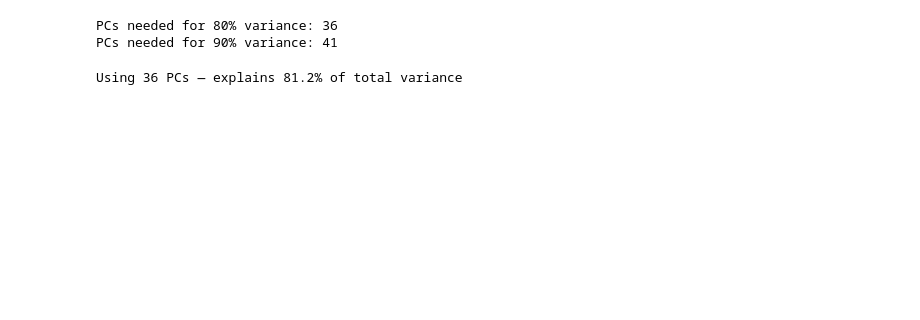
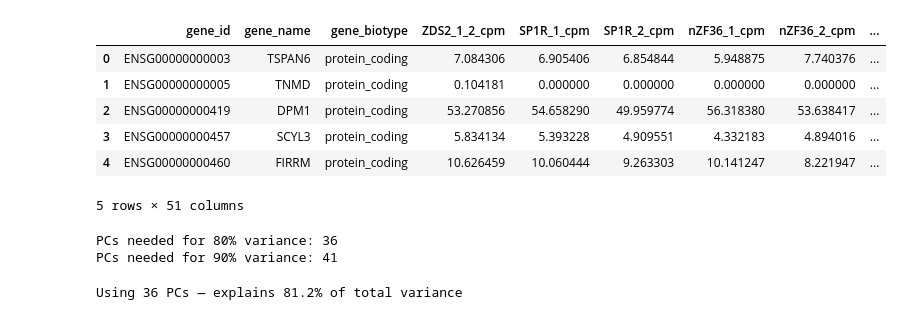
Before and after one commit to kbarker223/Genetic-Expression-Analysis, a Jupyter notebook: multi_dim_PCA.ipynb, the cells around one changed output. Drawn from its saved outputs; the diff is of its cells as text; code cells hidden in the pictures; blank space fills up the shorter version.

```diff
--- a/multi_dim_PCA.ipynb
+++ b/multi_dim_PCA.ipynb
@@ -32,3 +32,13 @@ PCA(n_components=48)
+# %%
+gene_expression_matrix.head()
+# %% [output]
+|  | gene_id | gene_name | gene_biotype | ZDS2_1_2_cpm | SP1R_1_cpm | SP1R_2_cpm | nZF36_1_cpm | nZF36_2_cpm | ... |
+| 0 | ENSG00000000003 | TSPAN6 | protein_coding | 7.084306 | 6.905406 | 6.854844 | 5.948875 | 7.740376 | ... |
+| 1 | ENSG00000000005 | TNMD | protein_coding | 0.104181 | 0.000000 | 0.000000 | 0.000000 | 0.000000 | ... |
+| 2 | ENSG00000000419 | DPM1 | protein_coding | 53.270856 | 54.658290 | 49.959774 | 56.318380 | 53.638417 | ... |
+| 3 | ENSG00000000457 | SCYL3 | protein_coding | 5.834134 | 5.393228 | 4.909551 | 4.332183 | 4.894016 | ... |
+| 4 | ENSG00000000460 | FIRRM | protein_coding | 10.626459 | 10.060444 | 9.263303 | 10.141247 | 8.221947 | ... |
+5 rows × 51 columns
 # %%
 cumvar = np.cumsum(pca_full.explained_variance_ratio_) * 100
 scree_df = pd.DataFrame({'PC': range(1, n_max + 1), 'Cumulative Variance (%)': cumvar})
```
Also changed, not shown: parts of 4 cells of this notebook, 6 other files.
